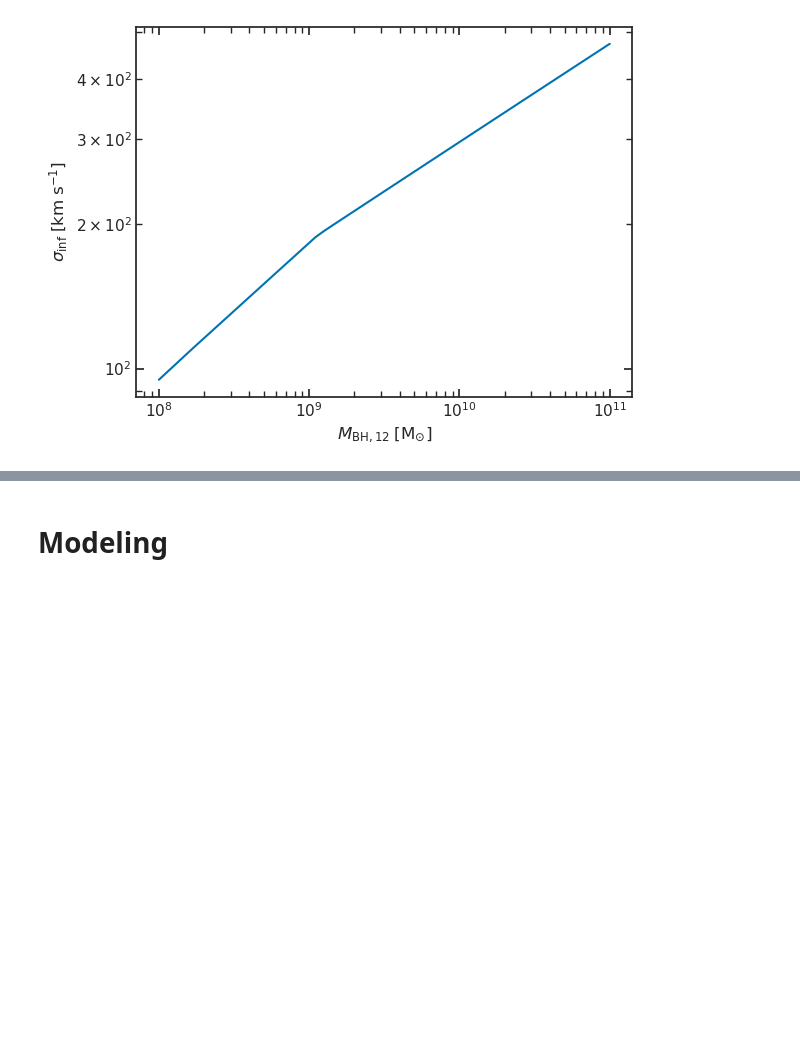
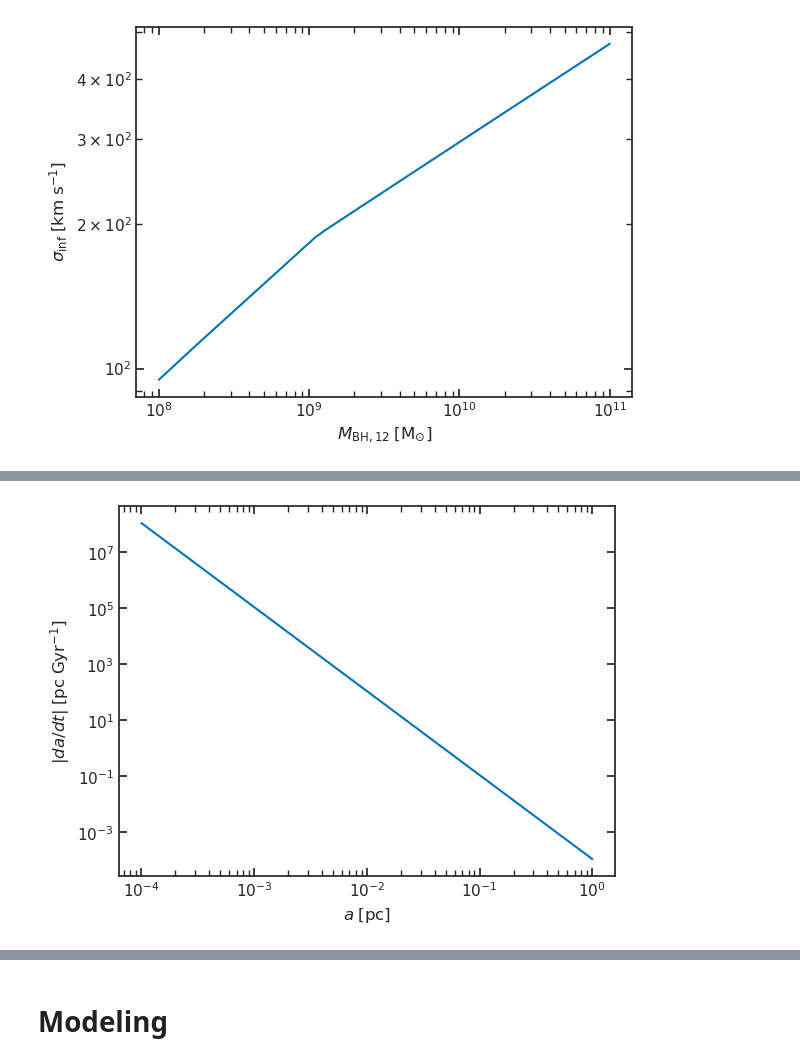
Before and after one commit to jacaseyclyde/oddAGN, a Jupyter notebook: notebooks/3-modeling/3.01-jacc-residence-timescales.ipynb, the cells around one changed output, grey strips where cells are left out. Saved outputs shown, nothing was run; the diff lists cells and outputs as text; code cells hidden in the pictures; blank space fills up the shorter version.

Commit message:
Added gravitational wave driven binary evolution.

```diff
--- a/notebooks/3-modeling/3.01-jacc-residence-timescales.ipynb
+++ b/notebooks/3-modeling/3.01-jacc-residence-timescales.ipynb
@@ -816,0 +923,22 @@ plt.show()
+# %%
+from oddagn.evolution_rates import da_dt_gw
+
+# plot rate of SMBH separation change
+fig, ax = plt.subplots()
+
+a_gw_plot = np.geomspace(1e-4, 1e0)
+
+mbh_test = 1e9
+q_test = 1
+
+da_dt = da_dt_gw(a_gw_plot, mbh_test, q_test)
+ax.plot(a_gw_plot, np.abs(da_dt))
+
+ax.set_xlabel(r"$a \; [\mathrm{pc}]$")
+ax.set_xscale("log")
+ax.set_ylabel(r"$|da / dt| \; [\mathrm{pc} \; \mathrm{Gyr}^{-1}]$")
+ax.set_yscale("log")
+
+plt.show()
+# %% [output]
+[figure, added]
```
Also changed, not shown: parts of 7 cells of this notebook, 1 other file.
